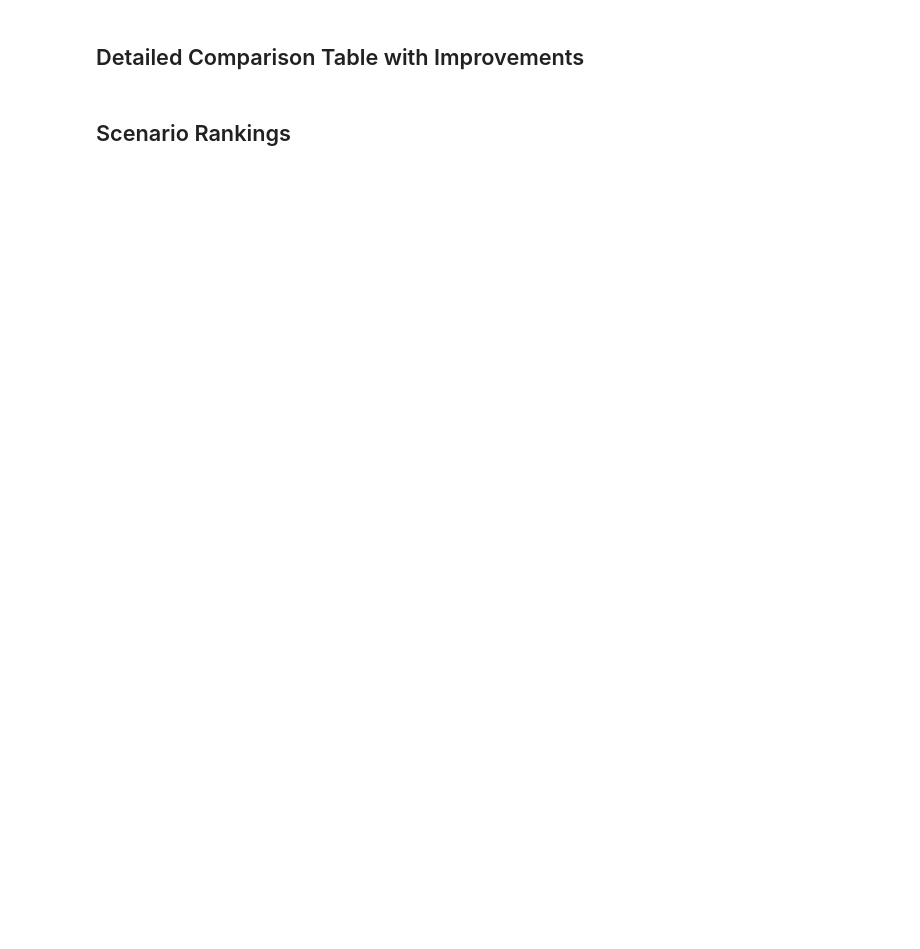
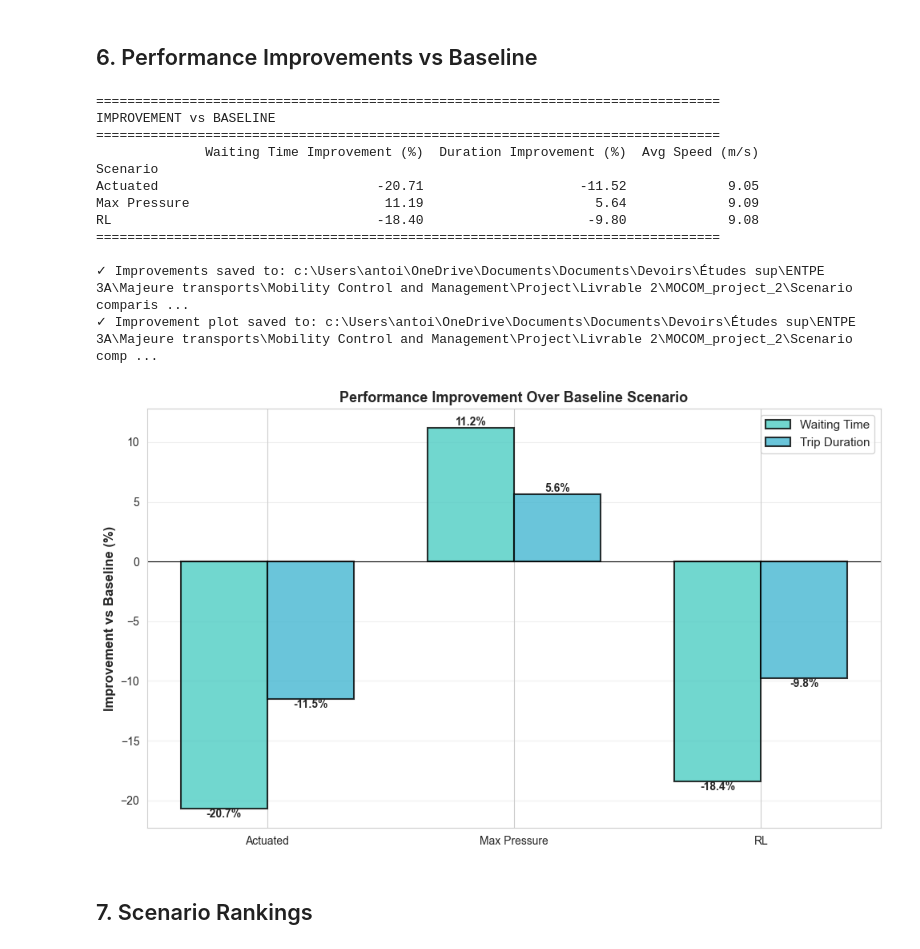
Before and after one commit to antoinekc8/MOCOM_project_2, a Jupyter notebook: 4. Scenario comparison.ipynb, the cells around one changed output. Cells and saved outputs as stored; diff of their text form; code cells hidden in the pictures; blank space fills up the shorter version.

```diff
--- a/4. Scenario comparison.ipynb
+++ b/4. Scenario comparison.ipynb
@@ -238,5 +475,5 @@ print("Distribution plots generated successfully!")
 # %% [markdown]
-## Detailed Comparison Table with Improvements
+## 6. Performance Improvements vs Baseline
 # %%
 # Calculate improvements vs baseline
 baseline_avg_wait = summary_df.loc['Baseline', 'Avg Waiting Time (s)']
@@ -260,40 +497,65 @@ for scenario in summary_df.index:
         })
 
 improvement_df = pd.DataFrame(improvements).set_index('Scenario')
+
+# Save improvements to CSV
+improvement_csv = os.path.join(OUTPUT_DIR, 'improvements_vs_baseline.csv')
+improvement_df.to_csv(improvement_csv)
+
 print("\n" + "="*80)
 print("IMPROVEMENT vs BASELINE")
 print("="*80)
 print(improvement_df.round(2).to_string())
 print("="*80)
+print(f"\n✓ Improvements saved to: {improvement_csv}")
 
 # Visualization of improvements
 fig, ax = plt.subplots(figsize=(10, 6))
 x = np.arange(len(improvement_df.index))
 width = 0.35
 
 bars1 = ax.bar(x - width/2, improvement_df['Waiting Time Improvement (%)'],
                width, label='Waiting Time', color='#4ECDC4', alpha=0.8, edgecolor='black', linewidth=1.5)
 bars2 = ax.bar(x + width/2, improvement_df['Duration Improvement (%)'],
                width, label='Trip Duration', color='#45B7D1', alpha=0.8, edgecolor='black', linewidth=1.5)
 
 ax.set_ylabel('Improvement vs Baseline (%)', fontsize=12, fontweight='bold')
 ax.set_title('Performance Improvement Over Baseline Scenario', fontsize=13, fontweight='bold')
 ax.set_xticks(x)
 ax.set_xticklabels(improvement_df.index)
 ax.axhline(y=0, color='black', linestyle='-', linewidth=0.8)
 ax.legend(fontsize=11)
 ax.grid(axis='y', alpha=0.3)
 
 # Add value labels on bars
 for bars in [bars1, bars2]:
     for bar in bars:
         height = bar.get_height()
         ax.text(bar.get_x() + bar.get_width()/2., height,
                 f'{height:.1f}%', ha='center', va='bottom' if height > 0 else 'top', fontweight='bold')
 
 plt.tight_layout()
+
+# Save figure
+improvement_plot = os.path.join(OUTPUT_DIR, 'improvements_vs_baseline.png')
+plt.savefig(improvement_plot, dpi=300, bbox_inches='tight')
+print(f"✓ Improvement plot saved to: {improvement_plot}")
 plt.show()
+# %% [output]
+================================================================================
+IMPROVEMENT vs BASELINE
+================================================================================
+              Waiting Time Improvement (%)  Duration Improvement (%)  Avg Speed (m/s)
+Scenario
+Actuated                            -20.71                    -11.52             9.05
+Max Pressure                         11.19                      5.64             9.09
+RL                                  -18.40                     -9.80             9.08
+================================================================================
+
+✓ Improvements saved to: c:\Users\antoi\OneDrive\Documents\Documents\Devoirs\Études sup\ENTPE 3A\Majeure transports\Mobility Control and Management\Project\Livrable 2\MOCOM_project_2\Scenario comparis ...
+✓ Improvement plot saved to: c:\Users\antoi\OneDrive\Documents\Documents\Devoirs\Études sup\ENTPE 3A\Majeure transports\Mobility Control and Management\Project\Livrable 2\MOCOM_project_2\Scenario comp ...
+[figure, added]
 # %% [markdown]
-## Scenario Rankings
+## 7. Scenario Rankings
 # %%
 # Create rankings
```
Also changed, not shown: parts of 16 cells of this notebook, 10 other files.
